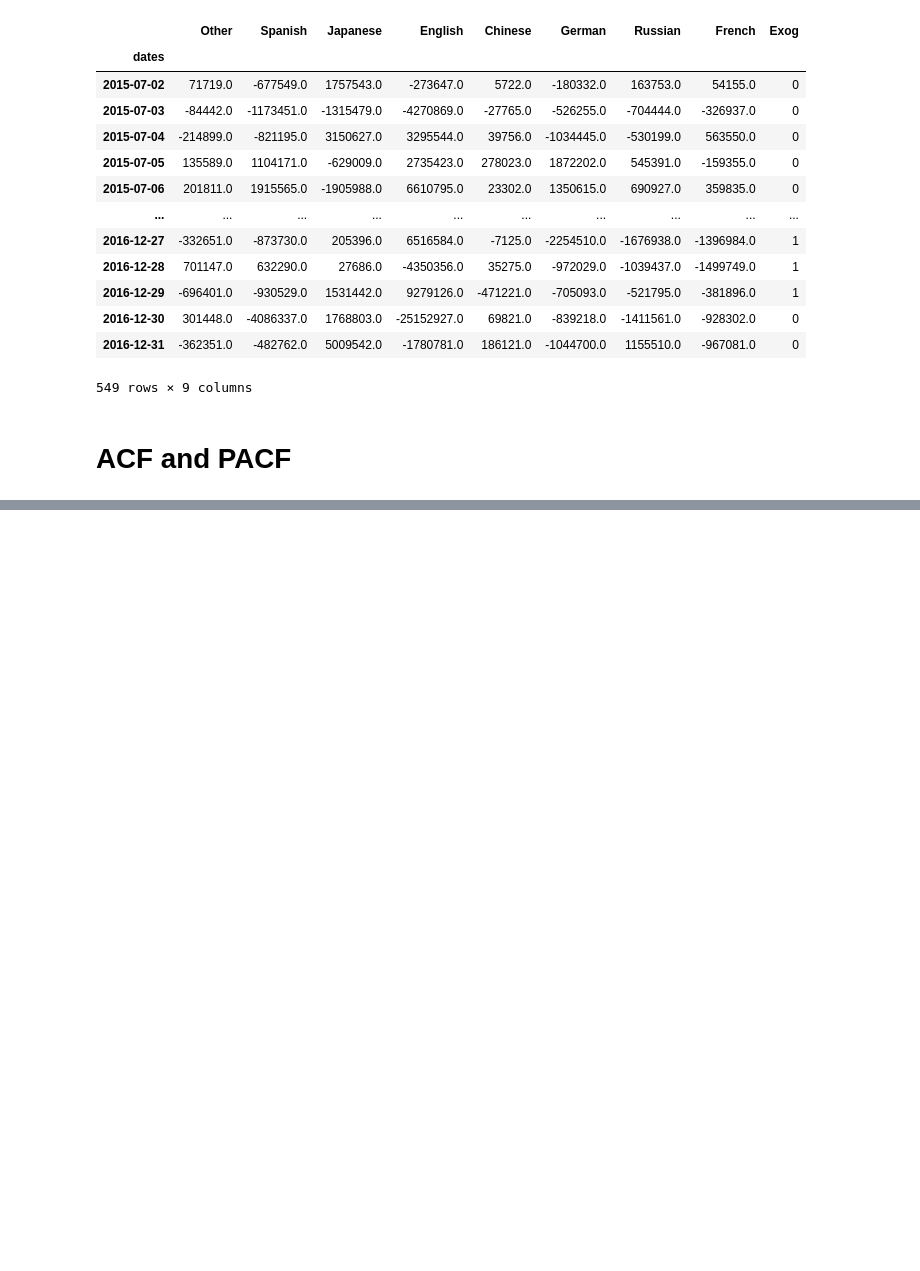
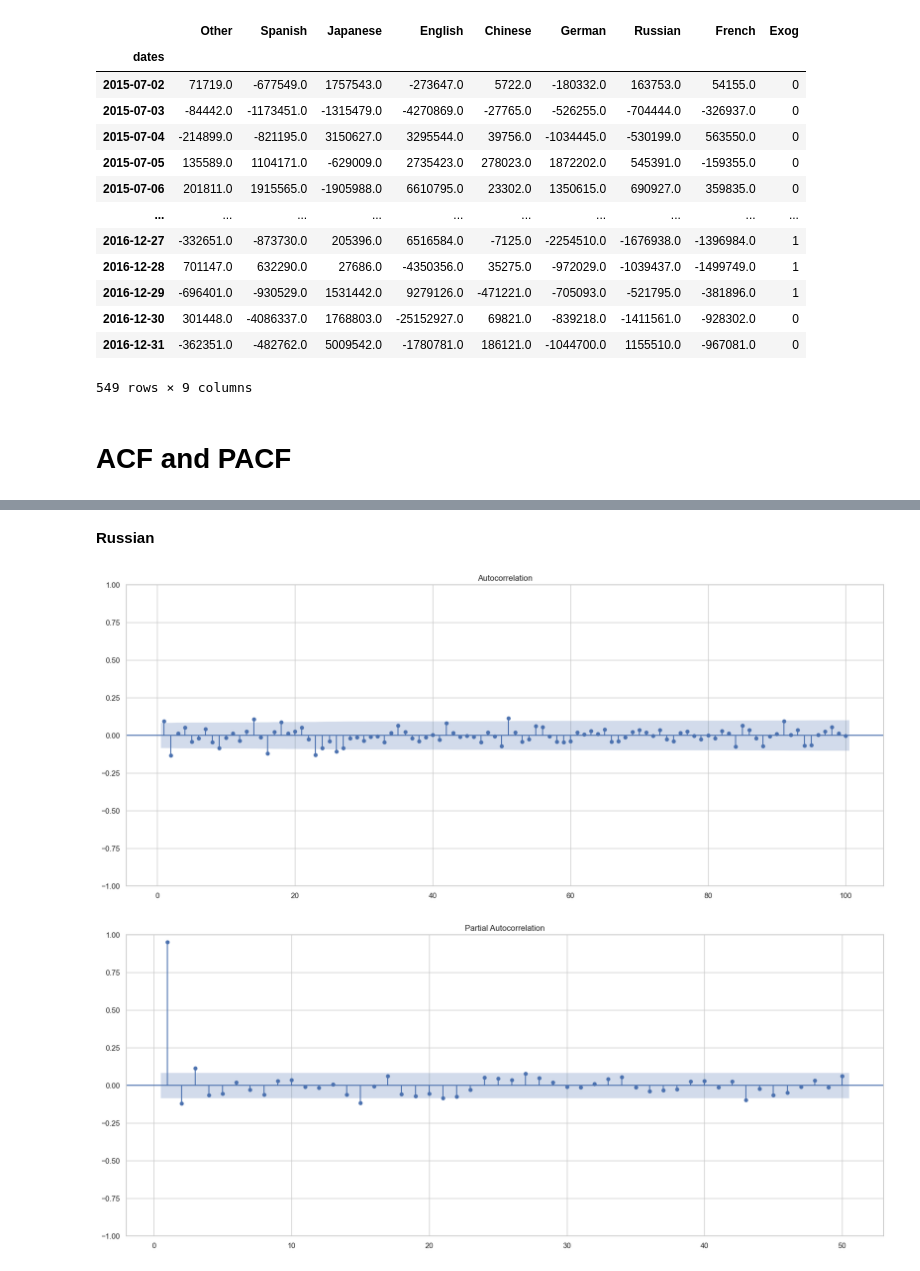
Before and after one commit to gautamnaik1994/AdEaseTimeSeriesForecastingCaseStudy, a Jupyter notebook: notebooks/CaseStudy.ipynb, the cells around one changed output, grey strips where cells are left out. Drawn from its saved outputs; the diff is of its cells as text; code cells hidden in the pictures; blank space fills up the shorter version.

```diff
--- a/notebooks/CaseStudy.ipynb
+++ b/notebooks/CaseStudy.ipynb
@@ -588,0 +603,8 @@ plot_acf(df_orig["English"], lags=150, zero=False);
+# %% [markdown]
+**Russian**
+# %%
+plot_acf(df["Russian"], lags=100, zero=False);
+plot_pacf(df_orig["Russian"], lags=50, zero=False);
+# %% [output]
+[figure, added]
+[figure, added]
```
Also changed, not shown: parts of 15 cells of this notebook.
